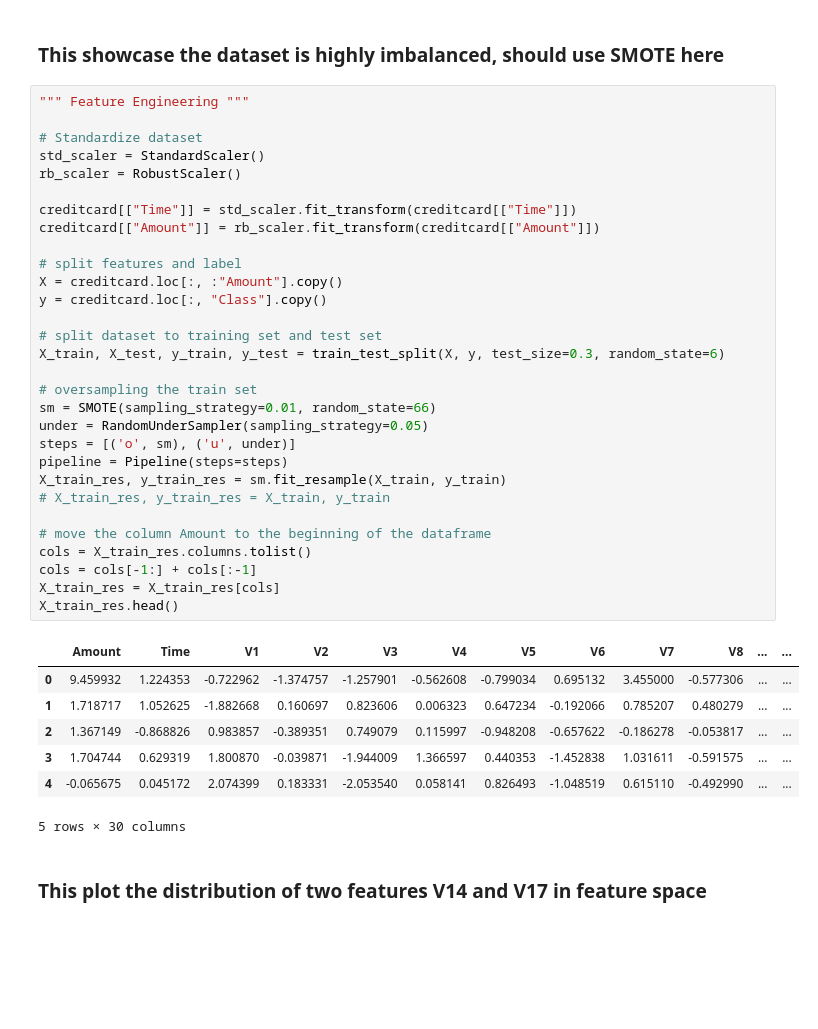
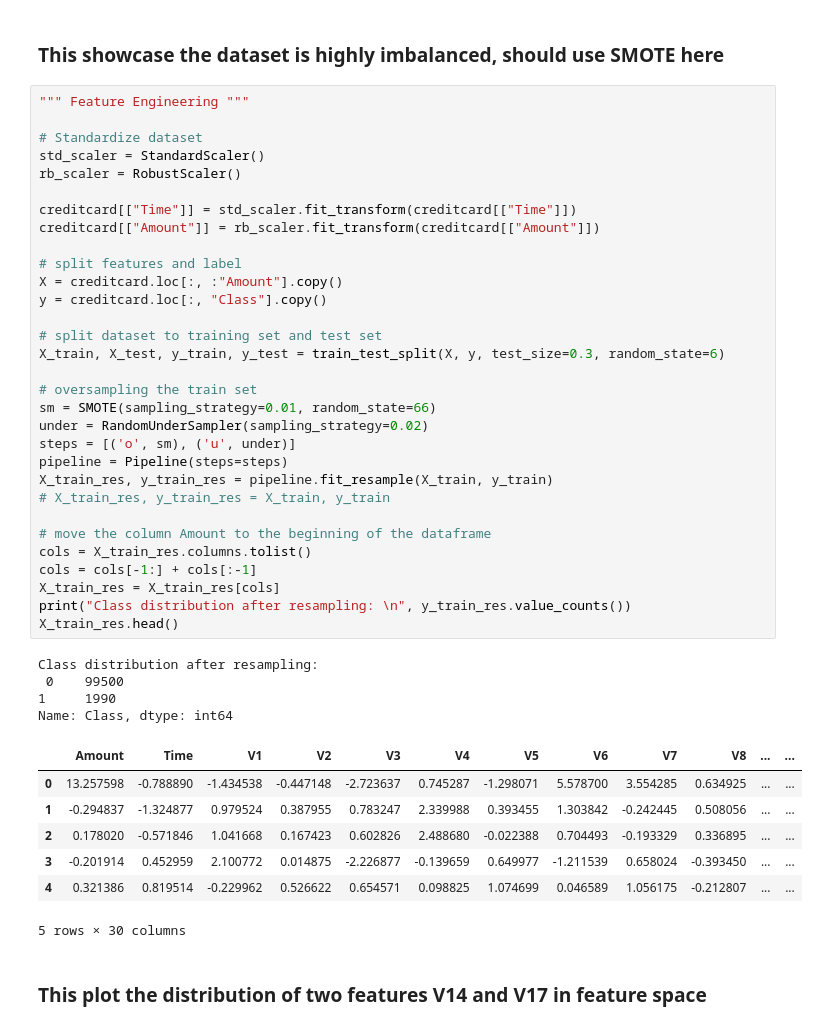
Before and after one commit to Haoyuan-L/Fed_DataMesh, a Jupyter notebook: Centralized_FraudNN/train.ipynb, the cells around one changed output. Cells and saved outputs as stored; diff of their text form; blank space fills up the shorter version.

```diff
--- a/Centralized_FraudNN/train.ipynb
+++ b/Centralized_FraudNN/train.ipynb
@@ -75,41 +75,46 @@ The ratio between minority class and majority class:  0.0017304750013189597
 # %%
 """ Feature Engineering """
 
 # Standardize dataset
 std_scaler = StandardScaler()
 rb_scaler = RobustScaler()
 
 creditcard[["Time"]] = std_scaler.fit_transform(creditcard[["Time"]])
 creditcard[["Amount"]] = rb_scaler.fit_transform(creditcard[["Amount"]])
 
 # split features and label
 X = creditcard.loc[:, :"Amount"].copy()
 y = creditcard.loc[:, "Class"].copy()
 
 # split dataset to training set and test set
 X_train, X_test, y_train, y_test = train_test_split(X, y, test_size=0.3, random_state=6)
 
 # oversampling the train set
 sm = SMOTE(sampling_strategy=0.01, random_state=66)
-under = RandomUnderSampler(sampling_strategy=0.05)
+under = RandomUnderSampler(sampling_strategy=0.02)
 steps = [('o', sm), ('u', under)]
 pipeline = Pipeline(steps=steps)
-X_train_res, y_train_res = sm.fit_resample(X_train, y_train)
+X_train_res, y_train_res = pipeline.fit_resample(X_train, y_train)
 # X_train_res, y_train_res = X_train, y_train
 
 # move the column Amount to the beginning of the dataframe
 cols = X_train_res.columns.tolist()
 cols = cols[-1:] + cols[:-1]
 X_train_res = X_train_res[cols]
+print("Class distribution after resampling: \n", y_train_res.value_counts())
 X_train_res.head()
 # %% [output]
+Class distribution after resampling:
+ 0    99500
+1     1990
+Name: Class, dtype: int64
 |  | Amount | Time | V1 | V2 | V3 | V4 | V5 | V6 | V7 | V8 | ... | ... |
-| 0 | 9.459932 | 1.224353 | -0.722962 | -1.374757 | -1.257901 | -0.562608 | -0.799034 | 0.695132 | 3.455000 | -0.577306 | ... | ... |
-| 1 | 1.718717 | 1.052625 | -1.882668 | 0.160697 | 0.823606 | 0.006323 | 0.647234 | -0.192066 | 0.785207 | 0.480279 | ... | ... |
-| 2 | 1.367149 | -0.868826 | 0.983857 | -0.389351 | 0.749079 | 0.115997 | -0.948208 | -0.657622 | -0.186278 | -0.053817 | ... | ... |
-| 3 | 1.704744 | 0.629319 | 1.800870 | -0.039871 | -1.944009 | 1.366597 | 0.440353 | -1.452838 | 1.031611 | -0.591575 | ... | ... |
-| 4 | -0.065675 | 0.045172 | 2.074399 | 0.183331 | -2.053540 | 0.058141 | 0.826493 | -1.048519 | 0.615110 | -0.492990 | ... | ... |
+| 0 | 13.257598 | -0.788890 | -1.434538 | -0.447148 | -2.723637 | 0.745287 | -1.298071 | 5.578700 | 3.554285 | 0.634925 | ... | ... |
+| 1 | -0.294837 | -1.324877 | 0.979524 | 0.387955 | 0.783247 | 2.339988 | 0.393455 | 1.303842 | -0.242445 | 0.508056 | ... | ... |
+| 2 | 0.178020 | -0.571846 | 1.041668 | 0.167423 | 0.602826 | 2.488680 | -0.022388 | 0.704493 | -0.193329 | 0.336895 | ... | ... |
+| 3 | -0.201914 | 0.452959 | 2.100772 | 0.014875 | -2.226877 | -0.139659 | 0.649977 | -1.211539 | 0.658024 | -0.393450 | ... | ... |
+| 4 | 0.321386 | 0.819514 | -0.229962 | 0.526622 | 0.654571 | 0.098825 | 1.074699 | 0.046589 | 1.056175 | -0.212807 | ... | ... |
-5 rows × 30 columns
+5 rows × 30 columns
 # %% [markdown]
 ### This plot the distribution of two features V14 and V17 in feature space
 # %%
```
Also changed, not shown: parts of 6 cells of this notebook, 1 other file.
